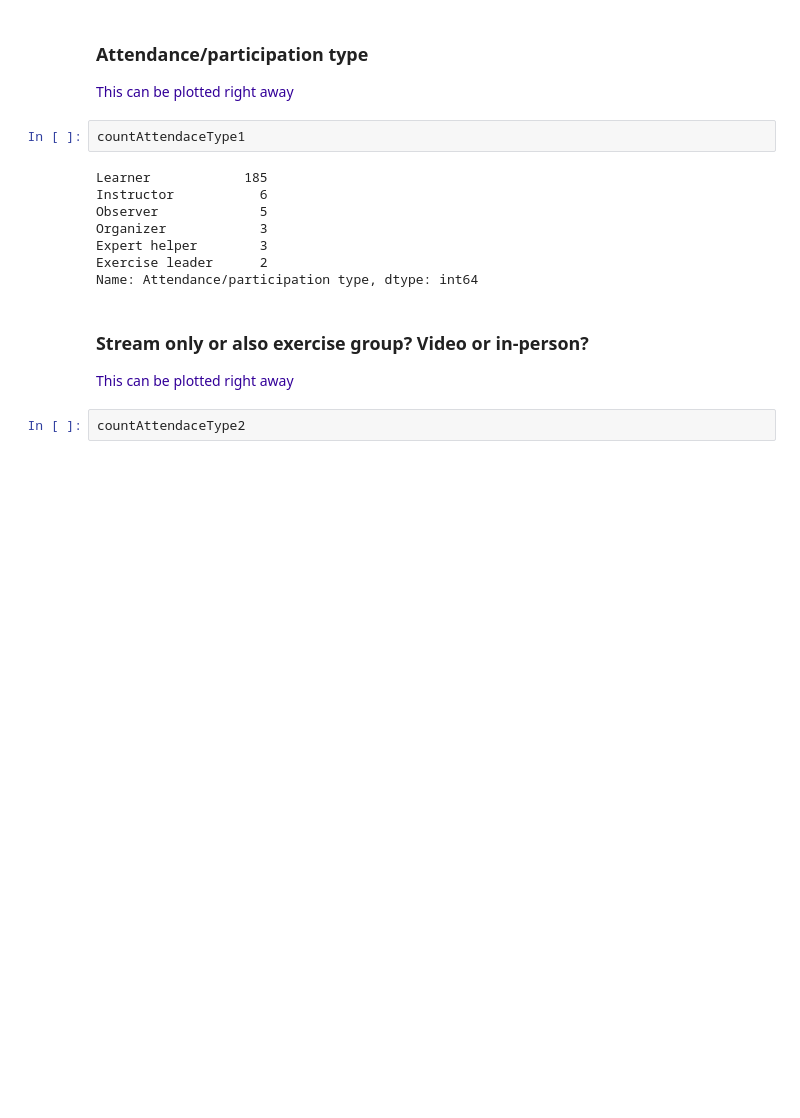
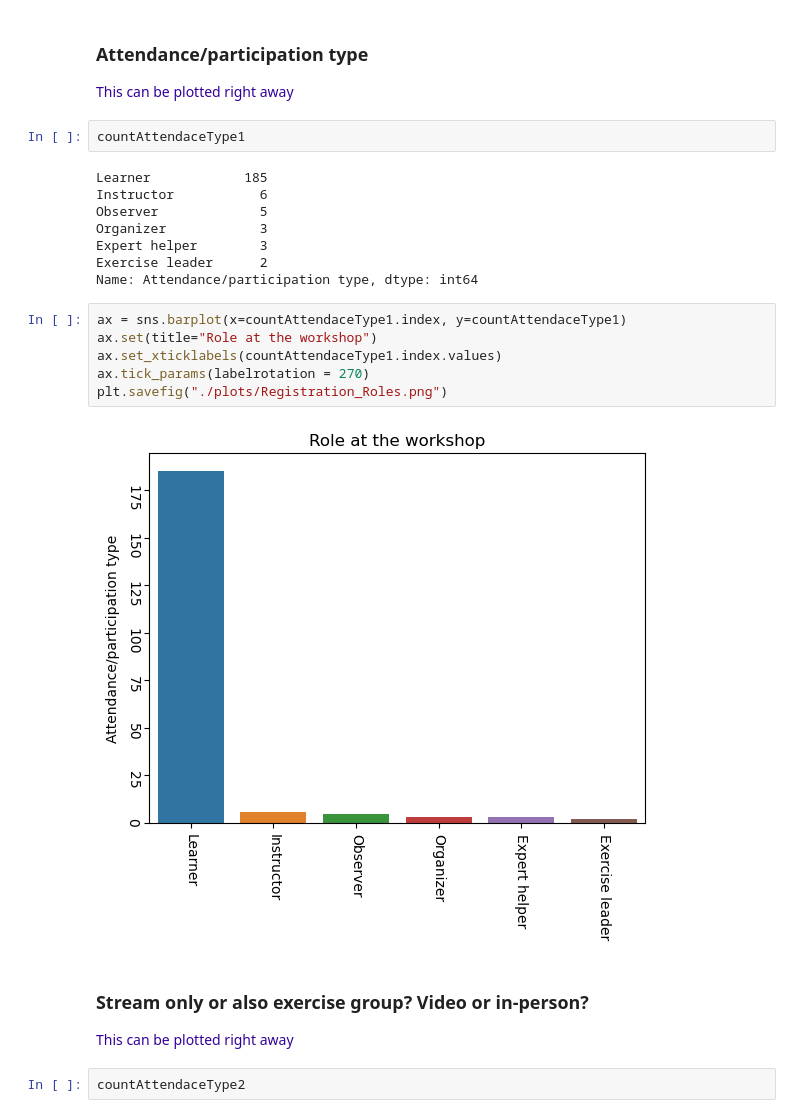
Before and after one commit to coderefinery/workshop-stats, a Jupyter notebook: Registration_stats.ipynb, the cells around one changed output. Saved outputs shown, nothing was run; the diff lists cells and outputs as text; blank space fills up the shorter version.

```diff
--- a/Registration_stats.ipynb
+++ b/Registration_stats.ipynb
@@ -264,6 +407,14 @@ Organizer            3
 Expert helper        3
 Exercise leader      2
 Name: Attendance/participation type, dtype: int64
+# %%
+ax = sns.barplot(x=countAttendaceType1.index, y=countAttendaceType1)
+ax.set(title="Role at the workshop")
+ax.set_xticklabels(countAttendaceType1.index.values)
+ax.tick_params(labelrotation = 270)
+plt.savefig("./plots/Registration_Roles.png")
+# %% [output]
+[figure, added]
 # %% [markdown]
 ### Stream only or also exercise group? Video or in-person?
 
```
Also changed, not shown: parts of 43 cells of this notebook.
